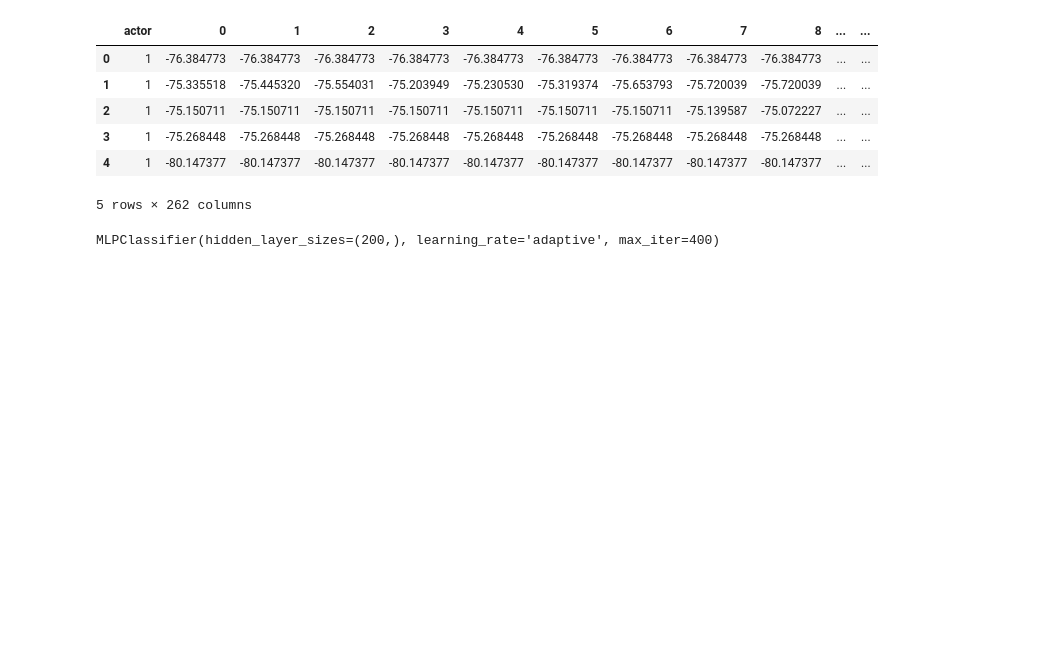
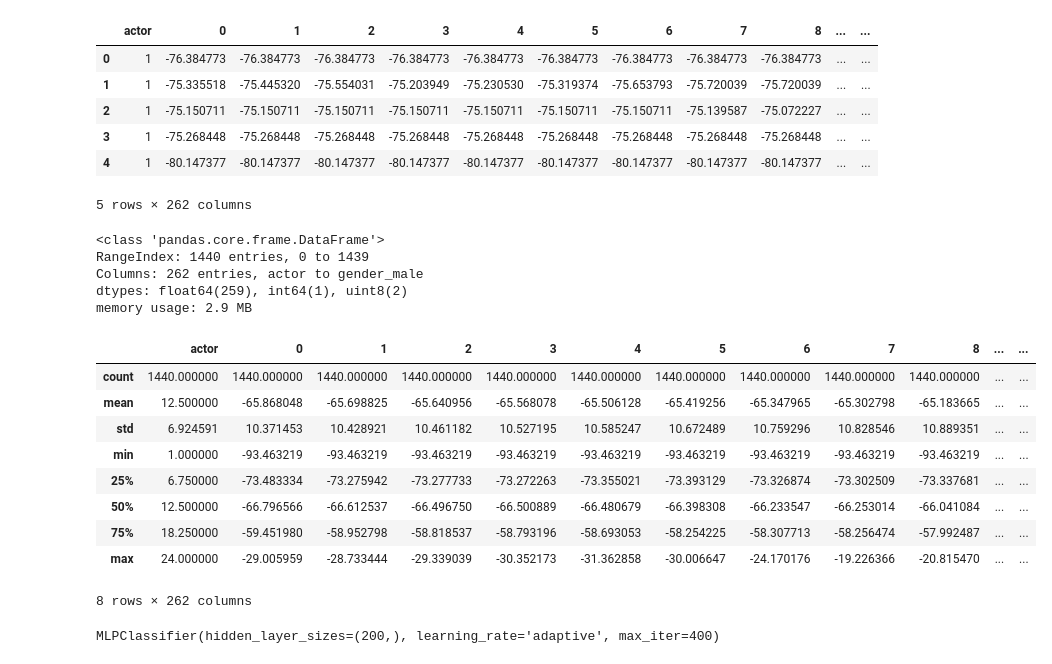
Before and after one commit to diebland/FinalProject__RecognitionSpeechEmotion, a Jupyter notebook: Modeling.ipynb, the cells around one changed output. Cells and saved outputs as stored; diff of their text form; code cells hidden in the pictures; blank space fills up the shorter version.

```diff
--- a/Modeling.ipynb
+++ b/Modeling.ipynb
@@ -153,3 +170,24 @@ X.head()
 | 3 | 1 | -75.268448 | -75.268448 | -75.268448 | -75.268448 | -75.268448 | -75.268448 | -75.268448 | -75.268448 | -75.268448 | ... | ... |
 | 4 | 1 | -80.147377 | -80.147377 | -80.147377 | -80.147377 | -80.147377 | -80.147377 | -80.147377 | -80.147377 | -80.147377 | ... | ... |
 5 rows × 262 columns
+# %%
+X.info()
+# %% [output]
+<class 'pandas.core.frame.DataFrame'>
+RangeIndex: 1440 entries, 0 to 1439
+Columns: 262 entries, actor to gender_male
+dtypes: float64(259), int64(1), uint8(2)
+memory usage: 2.9 MB
+# %%
+X.describe()
+# %% [output]
+|  | actor | 0 | 1 | 2 | 3 | 4 | 5 | 6 | 7 | 8 | ... | ... |
+| count | 1440.000000 | 1440.000000 | 1440.000000 | 1440.000000 | 1440.000000 | 1440.000000 | 1440.000000 | 1440.000000 | 1440.000000 | 1440.000000 | ... | ... |
+| mean | 12.500000 | -65.868048 | -65.698825 | -65.640956 | -65.568078 | -65.506128 | -65.419256 | -65.347965 | -65.302798 | -65.183665 | ... | ... |
+| std | 6.924591 | 10.371453 | 10.428921 | 10.461182 | 10.527195 | 10.585247 | 10.672489 | 10.759296 | 10.828546 | 10.889351 | ... | ... |
+| min | 1.000000 | -93.463219 | -93.463219 | -93.463219 | -93.463219 | -93.463219 | -93.463219 | -93.463219 | -93.463219 | -93.463219 | ... | ... |
+| 25% | 6.750000 | -73.483334 | -73.275942 | -73.277733 | -73.272263 | -73.355021 | -73.393129 | -73.326874 | -73.302509 | -73.337681 | ... | ... |
+| 50% | 12.500000 | -66.796566 | -66.612537 | -66.496750 | -66.500889 | -66.480679 | -66.398308 | -66.233547 | -66.253014 | -66.041084 | ... | ... |
+| 75% | 18.250000 | -59.451980 | -58.952798 | -58.818537 | -58.793196 | -58.693053 | -58.254225 | -58.307713 | -58.256474 | -57.992487 | ... | ... |
+| max | 24.000000 | -29.005959 | -28.733444 | -29.339039 | -30.352173 | -31.362858 | -30.006647 | -24.170176 | -19.226366 | -20.815470 | ... | ... |
+8 rows × 262 columns
```
Also changed, not shown: parts of 33 cells of this notebook, 1 other file.
